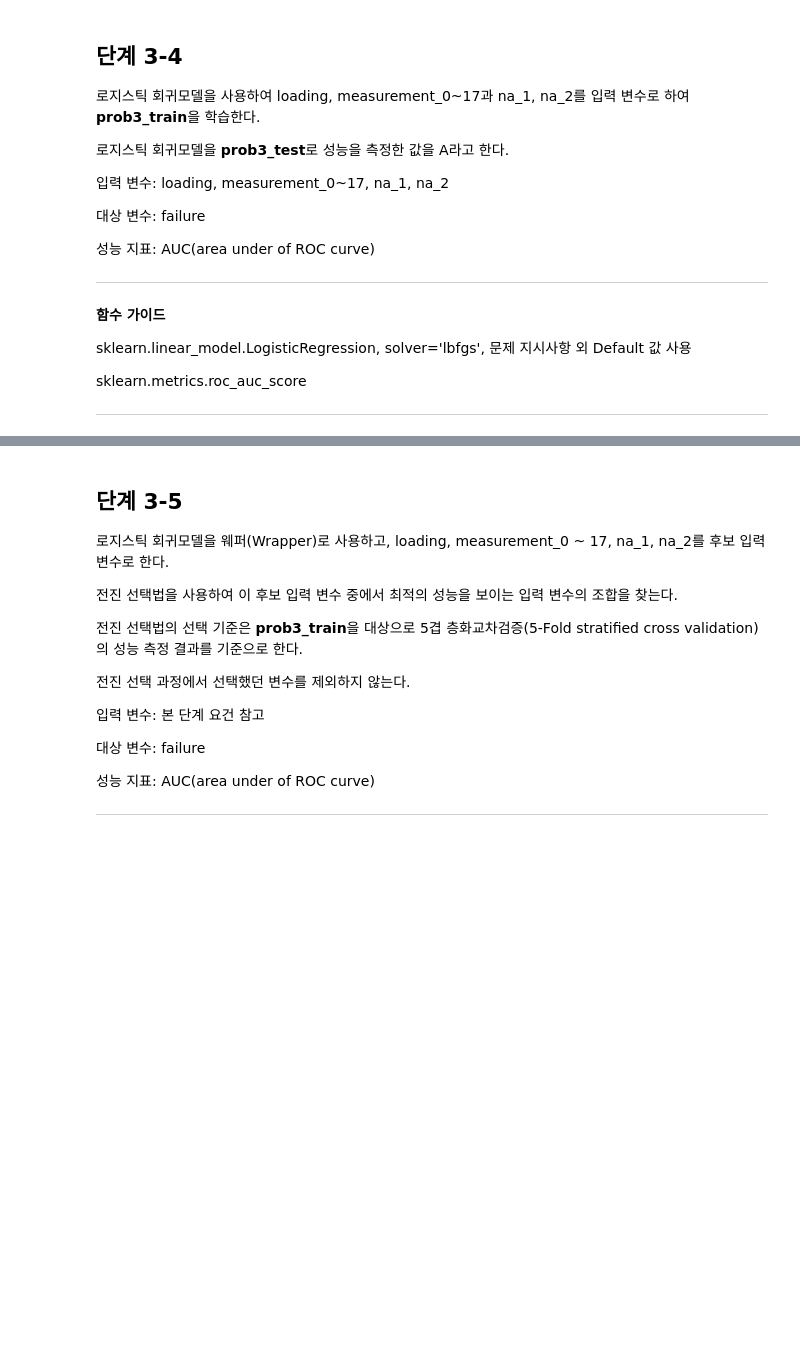
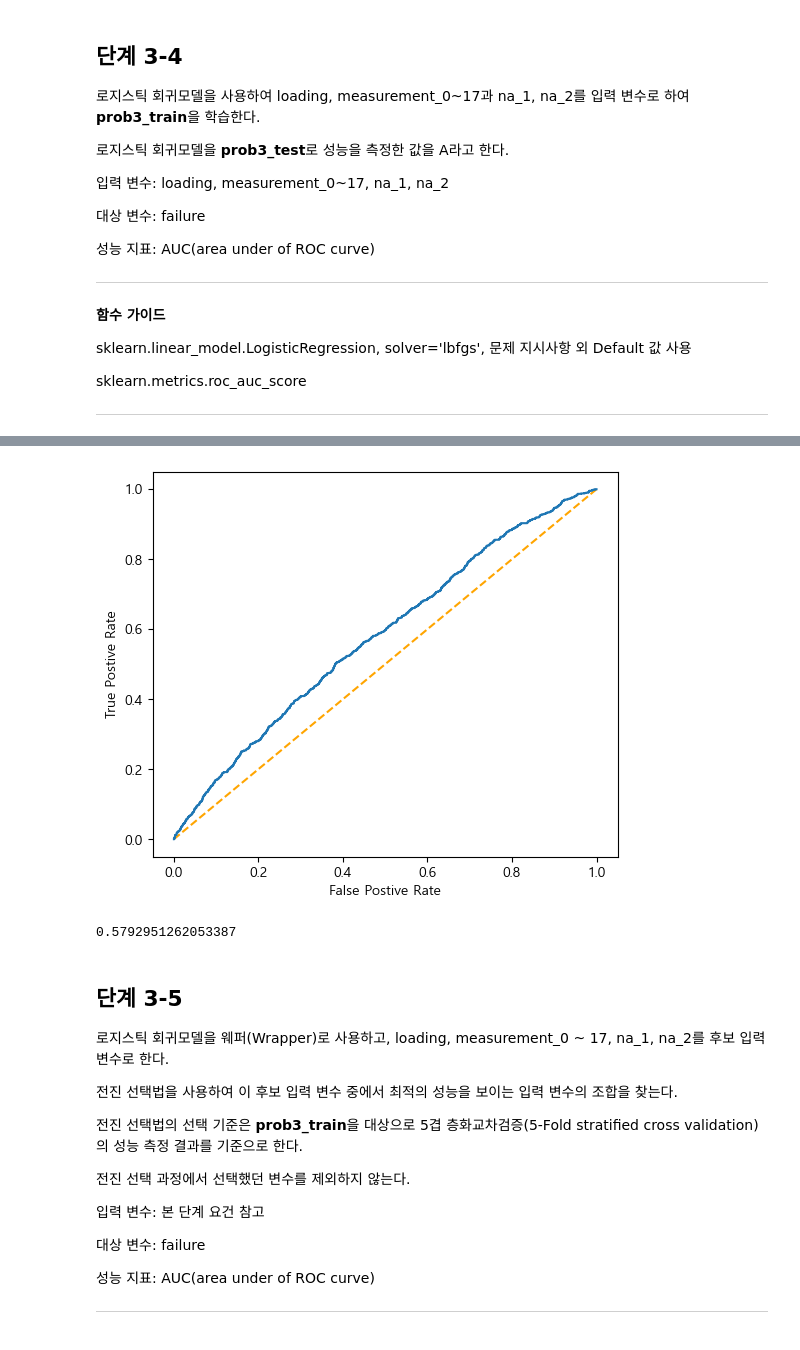
Before and after one commit to sunkusun9/DS_lv3_2510, a Jupyter notebook: sec_ds_lv3_prob1_prob.ipynb, the cells around one changed output, grey strips where cells are left out. Saved outputs shown, nothing was run; the diff lists cells and outputs as text; code cells hidden in the pictures; blank space fills up the shorter version.

```diff
--- a/sec_ds_lv3_prob1_prob.ipynb
+++ b/sec_ds_lv3_prob1_prob.ipynb
@@ -564,3 +699,8 @@ loading과 이진형인 na_1, na_2 중에서 최적의 성능을 보이는 입
 ## 단계 3-1
 
 **prob1**을 복사하여 **prob3**을 만든다. loading의 결측치는 loading의 평균으로 대치한다.
+# %%
+df_prob3 = df_prob1.assign(
+    loading = lambda x: x['loading'].fillna(x['loading'].mean())
+)
+df_prob3.head()
@@ -583,3 +732,9 @@ loading과 이진형인 na_1, na_2 중에서 최적의 성능을 보이는 입
  문제 지시사항 외 Default 값 사용
 
 ---
+# %%
+from sklearn.model_selection import train_test_split
+df_prob3_train, df_prob3_test = train_test_split(
+    df_prob3, train_size = 0.8, stratify = df_prob3['failure'], random_state=123
+)
+df_prob3_train, df_prob3_test = df_prob3_train.copy(), df_prob3_test.copy()
@@ -602,6 +766,12 @@ loading과 이진형인 na_1, na_2 중에서 최적의 성능을 보이는 입
  문제 지시사항 외 Default 값 사용
 
 ---
+# %%
+from sklearn.preprocessing import StandardScaler
+std_scaler = StandardScaler()
+X_std = ['loading'] + ['measurement_{}'.format(i) for i in range(0, 18)]
+df_prob3_train[X_std] = std_scaler.fit_transform(df_prob3_train[X_std])
+df_prob3_test[X_std] = std_scaler.transform(df_prob3_test[X_std])
 # %% [markdown]
 ## 단계 3-4
 
@@ -624,3 +794,8 @@ loading과 이진형인 na_1, na_2 중에서 최적의 성능을 보이는 입
  sklearn.metrics.roc_auc_score
 
 ---
+# %%
+from sklearn.linear_model import LogisticRegression # , solver='lbfgs',
+X_lr = ['loading'] + ['measurement_{}'.format(i) for i in range(0, 18)] + ['na_1', 'na_2']
+clf_lr = LogisticRegression(solver='lbfgs')
+clf_lr.fit(df_prob3_train[X_lr], df_prob3_train['failure'])
@@ -627,3 +857,35 @@ loading과 이진형인 na_1, na_2 중에서 최적의 성능을 보이는 입
+# %%
+# ROC AUC를 그려봅니다.
+# 이 때 logit으로 구해 보겠습니다.
+plt.figure(figsize=(6, 5))
+plt.plot([0, 1], [0, 1], color='orange', linestyle='--')
+df_prob3_test[['failure']].assign(
+    score = clf_lr.decision_function(df_prob3_test[X_lr])
+).sort_values('score', ascending=False).assign(
+    fpr=lambda x: (1-x['failure']).cumsum() / (1 - x['failure']).sum(),
+    tpr=lambda x: (x['failure']).cumsum() / ( x['failure']).sum(),
+).pipe(
+    lambda x: plt.plot(x['fpr'], x['tpr'])
+)
+plt.gca().set_xlabel('False Postive Rate')
+plt.gca().set_ylabel('True Postive Rate')
+plt.show()
+# %% [output]
+[figure, added]
+# %%
+# ROC AUC의 실제 값을 구해봅니다.
+df_prob3_test[['failure']].assign(
+    score = clf_lr.decision_function(df_prob3_test[X_lr])
+).sort_values('score', ascending=False).assign(
+    fpr=lambda x: (1 - x['failure']).cumsum() / (1 - x['failure']).sum(),
+    tpr=lambda x: (x['failure']).cumsum() / ( x['failure']).sum(),
+).assign(
+    fpr_1 = lambda x: x['fpr'].shift(1).fillna(0) # 곡선아래의 면적을 구하기 위해 곡선을 구성하는 미세사각형의 너비를 구합니다.
+).assign(
+    sq = lambda x: (x['fpr'] - x['fpr_1']) * x['tpr'] # 각 미세사각형의 면적입니다.
+)['sq'].sum() # 0.5792951262053387
+# %% [output]
+0.5792951262053387
 # %% [markdown]
 ## 단계 3-5
 
```
Also changed, not shown: parts of 37 cells of this notebook.
